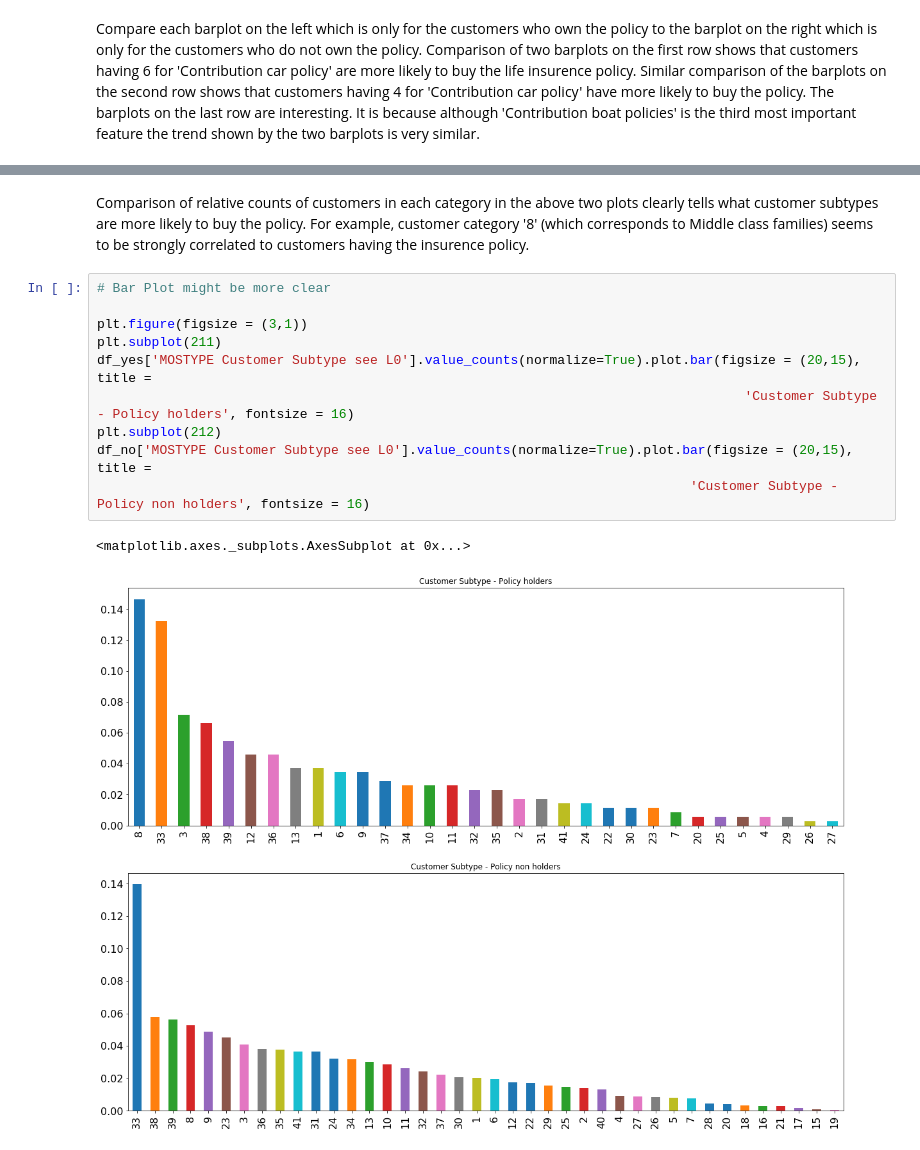
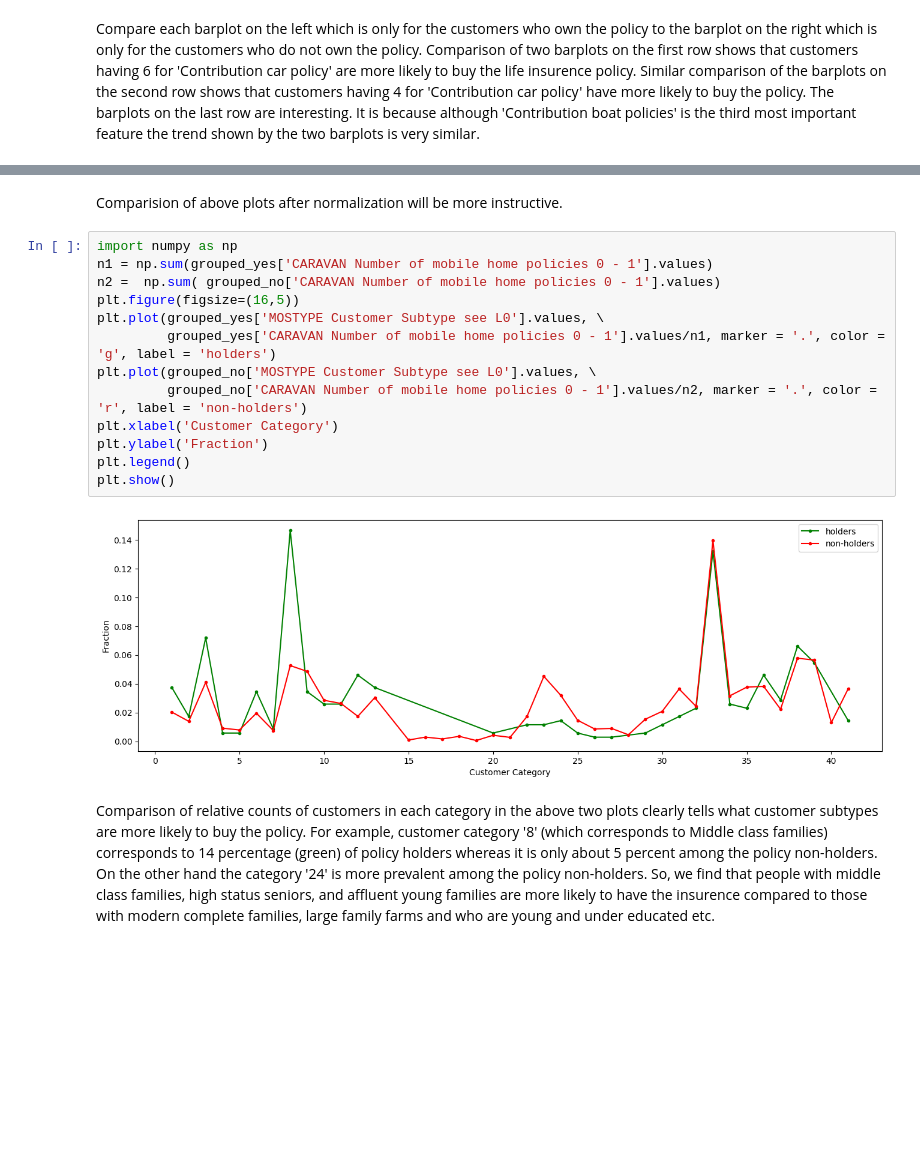
Before and after one commit to sabin413/CoIL-2000-Challenge, a Jupyter notebook: Data preparation and exploratory analysis.ipynb, the cells around one changed output, grey strips where cells are left out. Saved outputs shown, nothing was run; the diff lists cells and outputs as text; blank space fills up the shorter version.

```diff
--- a/Data preparation and exploratory analysis.ipynb
+++ b/Data preparation and exploratory analysis.ipynb
@@ -177,17 +238,21 @@ plt.show()
+# %% [markdown]
+Comparision of above plots after normalization will be more instructive.
+# %%
+import numpy as np
+n1 = np.sum(grouped_yes['CARAVAN Number of mobile home policies 0 - 1'].values)
+n2 =  np.sum( grouped_no['CARAVAN Number of mobile home policies 0 - 1'].values)
+plt.figure(figsize=(16,5))
+plt.plot(grouped_yes['MOSTYPE Customer Subtype see L0'].values, \
+         grouped_yes['CARAVAN Number of mobile home policies 0 - 1'].values/n1, marker = '.', color = 'g', label = 'holders')
+plt.plot(grouped_no['MOSTYPE Customer Subtype see L0'].values, \
+         grouped_no['CARAVAN Number of mobile home policies 0 - 1'].values/n2, marker = '.', color = 'r', label = 'non-holders')
+plt.xlabel('Customer Category')
+plt.ylabel('Fraction')
+plt.legend()
+plt.show()
+# %% [output]
+[figure, added]
 # %% [markdown]
 Comparison of relative counts of customers in each category in the above two plots clearly tells what customer subtypes are more
-likely to buy the policy. For example, customer category '8' (which corresponds to Middle class families) seems to be strongly
-correlated to customers having the insurence policy.
+likely to buy the policy. For example, customer category '8' (which corresponds to Middle class families) corresponds to 14 percentage (green) of policy holders whereas it is only about 5 percent among the policy non-holders. On the other hand the category '24' is more prevalent among the policy non-holders. So, we find that people with
+middle class families, high status seniors, and affluent young families are more likely to have the insurence compared to those with modern complete families, large family farms and who are young and under educated etc.
-# %%
-# Bar Plot might be more clear
-
-plt.figure(figsize = (3,1))
-plt.subplot(211)
-df_yes['MOSTYPE Customer Subtype see L0'].value_counts(normalize=True).plot.bar(figsize = (20,15), title =
-                                                                                   'Customer Subtype - Policy holders', fontsize = 16)
-plt.subplot(212)
-df_no['MOSTYPE Customer Subtype see L0'].value_counts(normalize=True).plot.bar(figsize = (20,15), title =
-                                                                            'Customer Subtype - Policy non holders', fontsize = 16)
-# %% [output]
-<matplotlib.axes._subplots.AxesSubplot at 0x...>
-[figure, removed]
```
Also changed, not shown: parts of 21 cells of this notebook, 1 other file.
